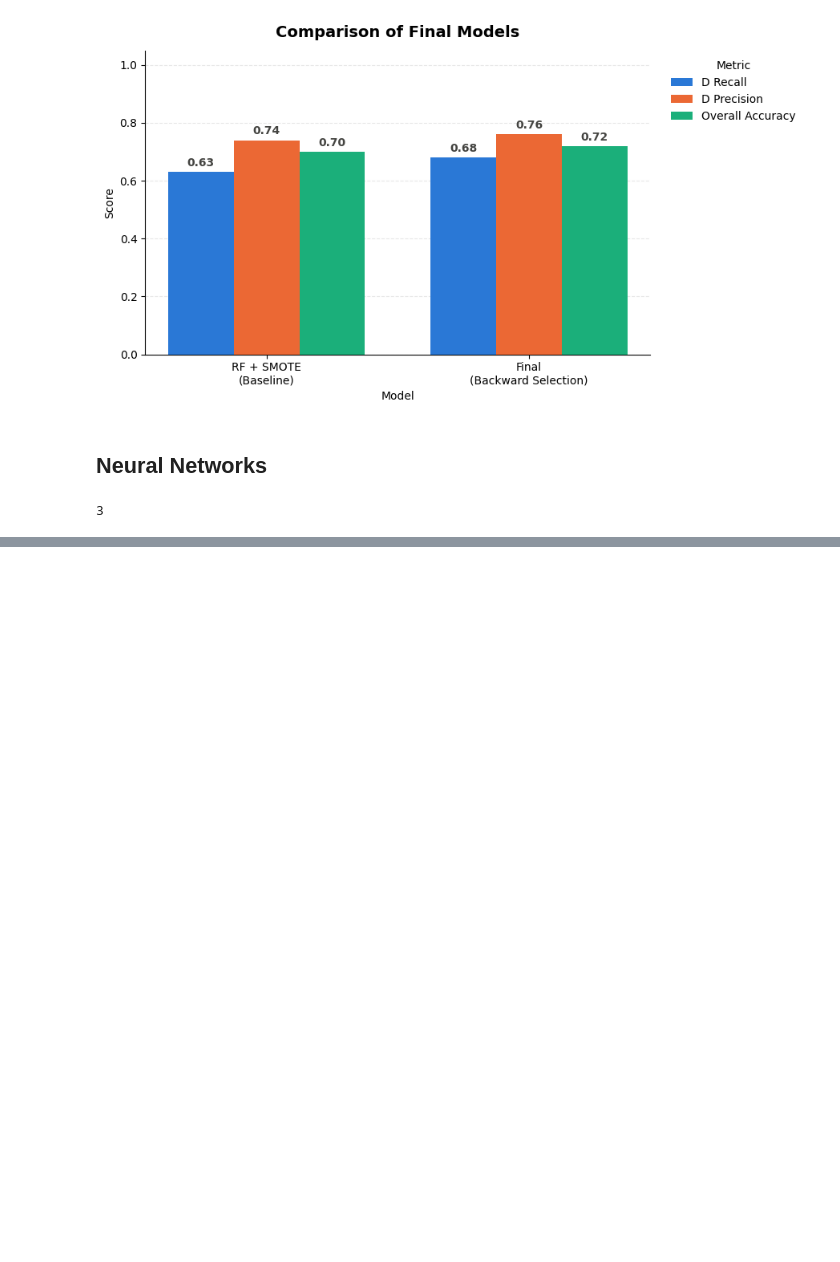
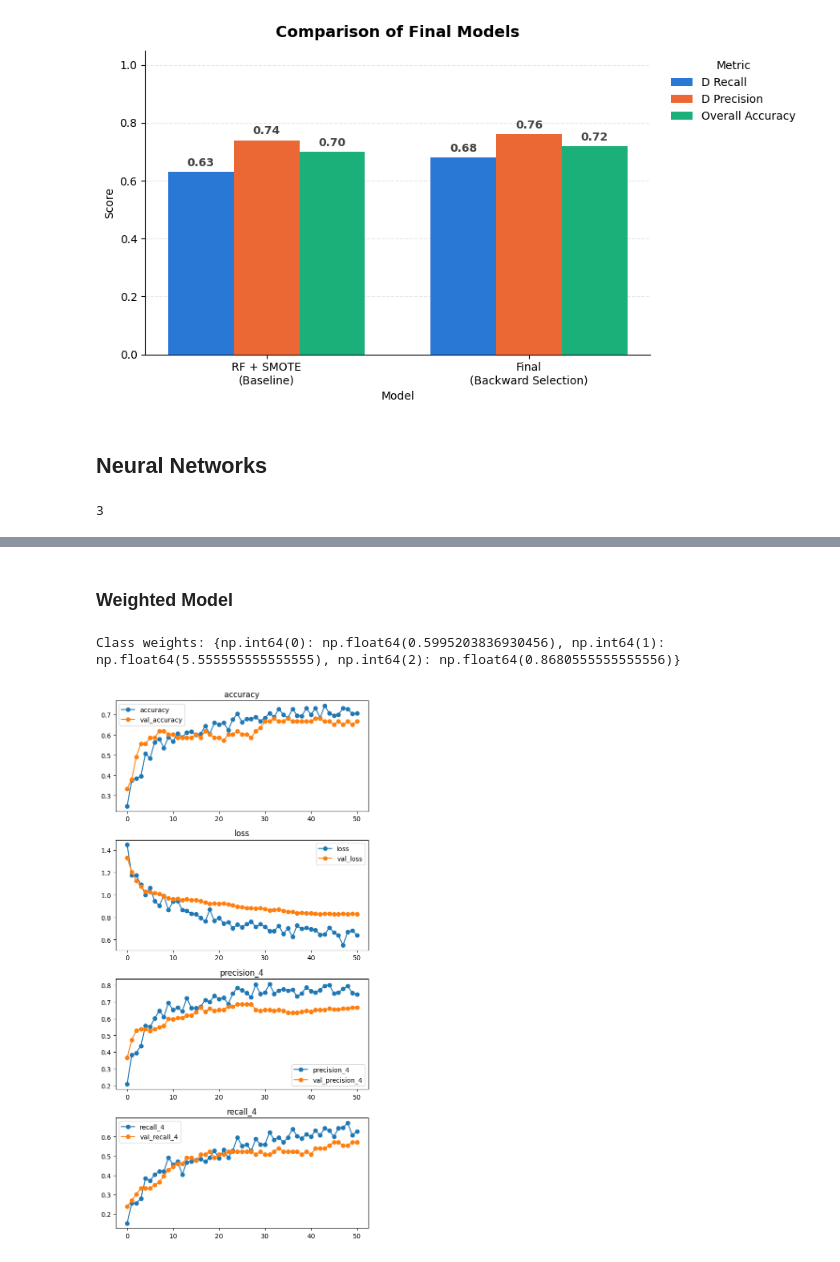
Before and after one commit to swirita/Cirrhosis-Prediction, a Jupyter notebook: Cirrhosis_Prediction.ipynb, the cells around one changed output, grey strips where cells are left out. Cells and saved outputs as stored; diff of their text form; code cells hidden in the pictures; blank space fills up the shorter version.

```diff
--- a/Cirrhosis_Prediction.ipynb
+++ b/Cirrhosis_Prediction.ipynb
@@ -1936,0 +2014,57 @@ len(classes)
+# %% [markdown]
+### Weighted Model
+# %%
+# Integer version of training labels
+y_nn_train_enc = np.argmax(y_nn_train, axis=1)
+
+# Calculate class weights using only the training portion
+class_weights_array = compute_class_weight(
+    class_weight='balanced',
+    classes=np.unique(y_nn_train_enc),
+    y=y_nn_train_enc
+)
+
+class_weights = dict(
+    zip(np.unique(y_nn_train_enc), class_weights_array)
+)
+
+print("Class weights:", class_weights)
+# %% [output]
+Class weights: {np.int64(0): np.float64(0.5995203836930456), np.int64(1): np.float64(5.555555555555555), np.int64(2): np.float64(0.8680555555555556)}
+# %%
+model_weighted = Sequential([
+    Dense(30, activation='relu', input_dim=input_shape),
+    Dropout(0.5),
+    Dense(3, activation='softmax')
+])
+
+model_weighted.compile(
+    optimizer='adam',
+    loss='categorical_crossentropy',
+    metrics=[
+        'accuracy',
+        metrics.Precision(),
+        metrics.Recall()
+    ]
+)
+
+early_stopping = EarlyStopping(
+    monitor='val_loss',
+    patience=8,
+    restore_best_weights=True
+)
+
+history_weighted = model_weighted.fit(
+    X_nn_train,
+    y_nn_train,
+    validation_data=(X_nn_val, y_nn_val),
+    epochs=100,
+    batch_size=16,
+    class_weight=class_weights,
+    callbacks=[early_stopping],
+    verbose=0
+)
+# %%
+plot_history(history_weighted);
+# %% [output]
+[figure, added]
```
Also changed, not shown: parts of 21 cells of this notebook.
